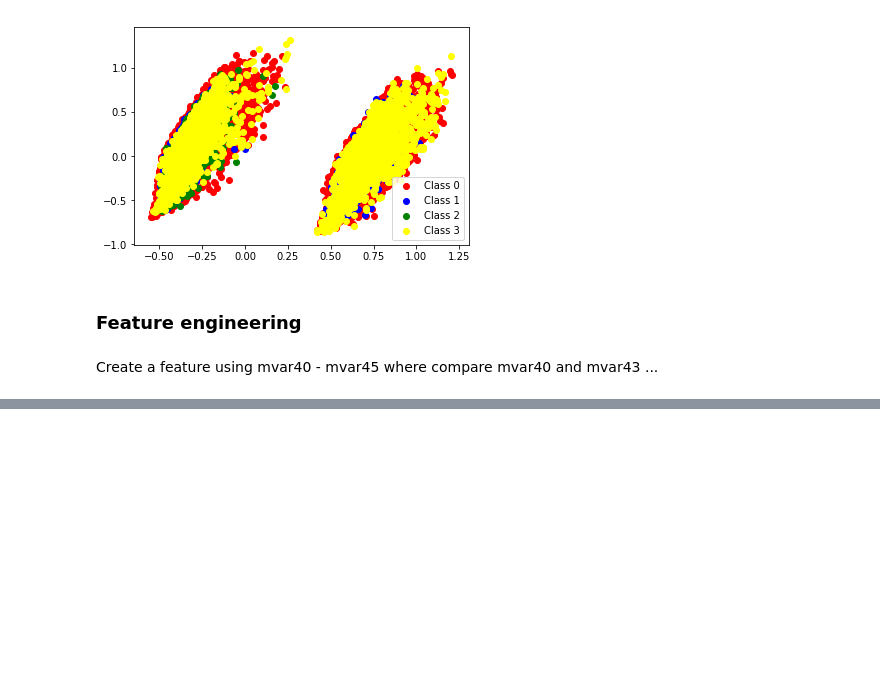
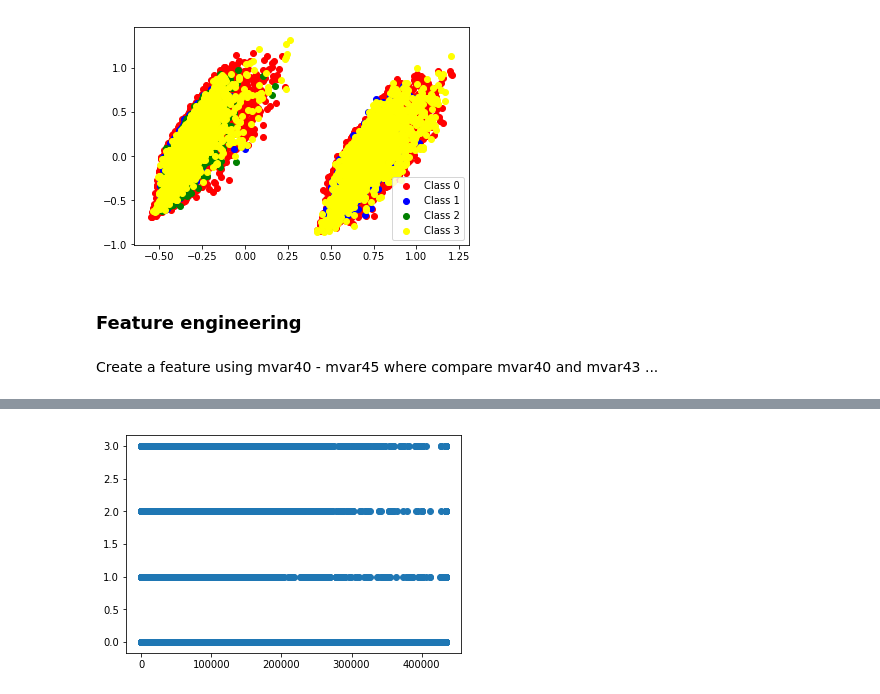
Before and after one commit to rohanchopra/Envible-Analyze-This-2017, a Jupyter notebook: Data-Analysis.ipynb, the cells around one changed output, grey strips where cells are left out. Cells and saved outputs as stored; diff of their text form; code cells hidden in the pictures; blank space fills up the shorter version.

```diff
--- a/Data-Analysis.ipynb
+++ b/Data-Analysis.ipynb
@@ -340,0 +367,5 @@ Create a feature using mvar40 - mvar45 where compare mvar40 and mvar43 ...
+# %%
+plt.scatter(X['mvar3'], y)
+plt.show()
+# %% [output]
+[figure, added]
```
Also changed, not shown: parts of 6 cells of this notebook.
